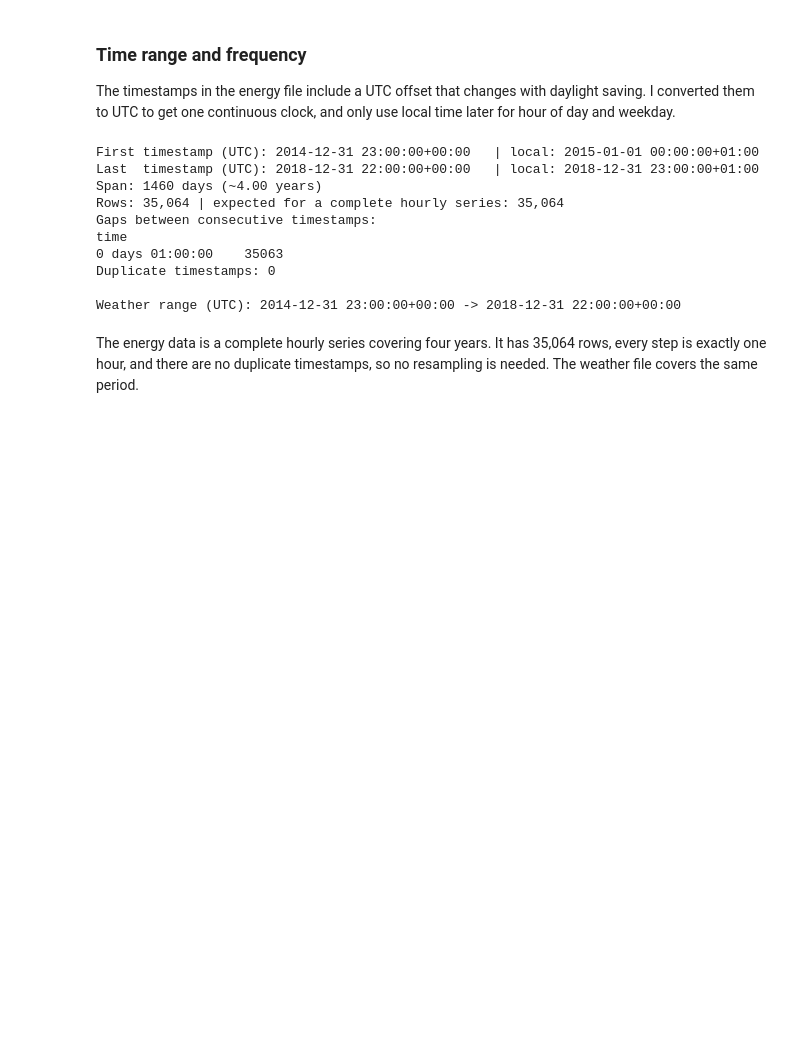
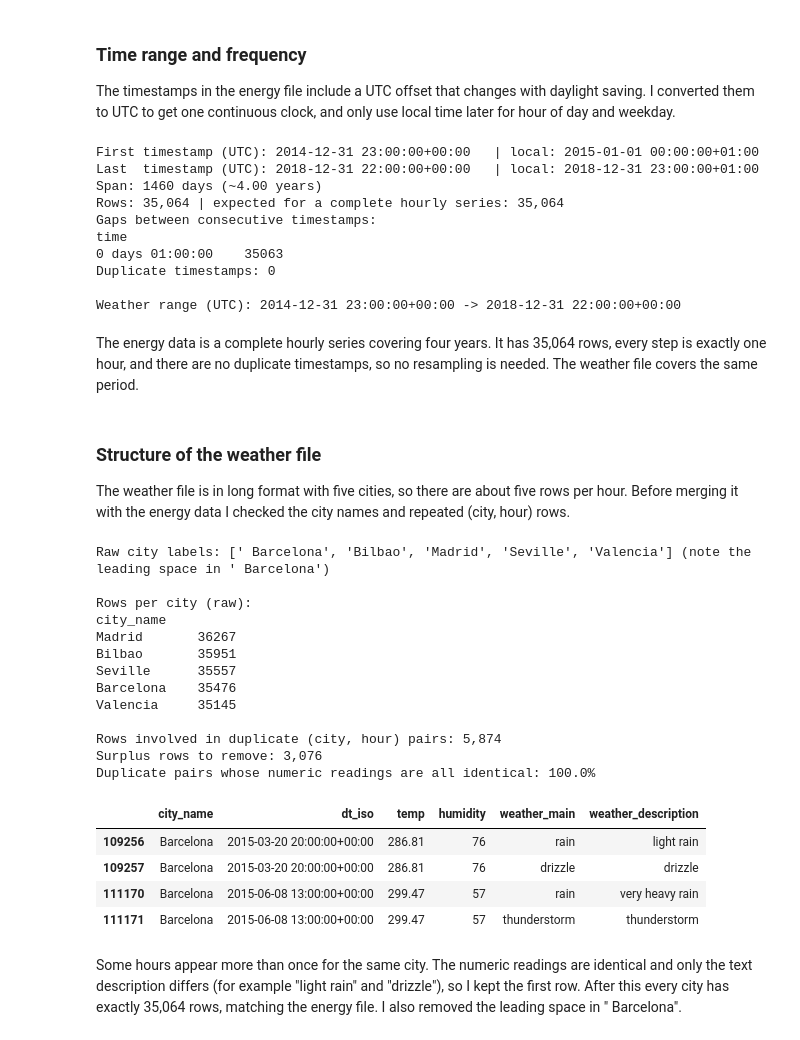
Before and after one commit to Keaane/Energy-demand-time-series-pipeline., a Jupyter notebook: task1_eda/Task1_Preprocessing_EDA.ipynb, the cells around one changed output. Cells and saved outputs as stored; diff of their text form; code cells hidden in the pictures; blank space fills up the shorter version.

Commit message:
Check weather file structure and remove duplicate rows

```diff
--- a/task1_eda/Task1_Preprocessing_EDA.ipynb
+++ b/task1_eda/Task1_Preprocessing_EDA.ipynb
@@ -180,3 +180,44 @@ Duplicate timestamps: 0
 Weather range (UTC): 2014-12-31 23:00:00+00:00 -> 2018-12-31 22:00:00+00:00
 # %% [markdown]
 The energy data is a complete hourly series covering four years. It has 35,064 rows, every step is exactly one hour, and there are no duplicate timestamps, so no resampling is needed. The weather file covers the same period.
+# %% [markdown]
+### Structure of the weather file
+The weather file is in long format with five cities, so there are about five rows per hour. Before merging it with the energy data I checked the city names and repeated (city, hour) rows.
+# %%
+w = weather_raw.assign(city_name=weather_raw["city_name"].str.strip(),
+                       dt_iso=pd.to_datetime(weather_raw["dt_iso"], utc=True))
+print("Raw city labels:", sorted(weather_raw["city_name"].unique()), "(note the leading space in ' Barcelona')")
+print("\nRows per city (raw):")
+print(w["city_name"].value_counts().to_string())
+
+dup_mask = w.duplicated(["city_name", "dt_iso"], keep=False)
+print(f"\nRows involved in duplicate (city, hour) pairs: {dup_mask.sum():,}")
+print(f"Surplus rows to remove: {w.duplicated(['city_name', 'dt_iso']).sum():,}")
+
+num_cols = ["temp", "pressure", "humidity", "wind_speed", "rain_1h", "clouds_all"]
+same = w[dup_mask].groupby(["city_name", "dt_iso"])[num_cols].nunique().max(axis=1)
+print(f"Duplicate pairs whose numeric readings are all identical: {(same == 1).mean():.1%}")
+
+example = w[dup_mask].sort_values(["city_name", "dt_iso"]).head(4)
+display(example[["city_name", "dt_iso", "temp", "humidity", "weather_main", "weather_description"]])
+# %% [output]
+Raw city labels: [' Barcelona', 'Bilbao', 'Madrid', 'Seville', 'Valencia'] (note the leading space in ' Barcelona')
+
+Rows per city (raw):
+city_name
+Madrid       36267
+Bilbao       35951
+Seville      35557
+Barcelona    35476
+Valencia     35145
+
+Rows involved in duplicate (city, hour) pairs: 5,874
+Surplus rows to remove: 3,076
+Duplicate pairs whose numeric readings are all identical: 100.0%
+|  | city_name | dt_iso | temp | humidity | weather_main | weather_description |
+| 109256 | Barcelona | 2015-03-20 20:00:00+00:00 | 286.81 | 76 | rain | light rain |
+| 109257 | Barcelona | 2015-03-20 20:00:00+00:00 | 286.81 | 76 | drizzle | drizzle |
+| 111170 | Barcelona | 2015-06-08 13:00:00+00:00 | 299.47 | 57 | rain | very heavy rain |
+| 111171 | Barcelona | 2015-06-08 13:00:00+00:00 | 299.47 | 57 | thunderstorm | thunderstorm |
+# %% [markdown]
+Some hours appear more than once for the same city. The numeric readings are identical and only the text description differs (for example "light rain" and "drizzle"), so I kept the first row. After this every city has exactly 35,064 rows, matching the energy file. I also removed the leading space in " Barcelona".
```
